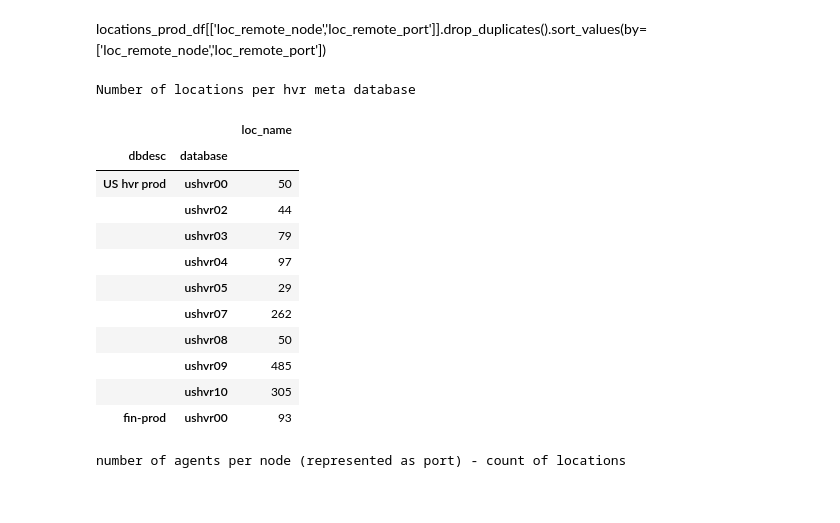
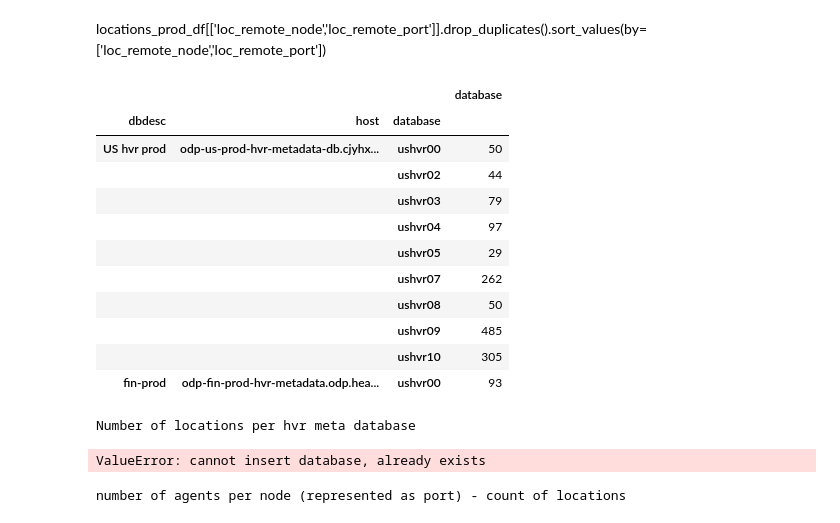
Before and after one commit to bartoszski/haskell, a Jupyter notebook: vitality/PY_LocationAnalysis.ipynb, the cells around one changed output. Cells and saved outputs as stored; diff of their text form; code cells hidden in the pictures.

```diff
--- a/vitality/PY_LocationAnalysis.ipynb
+++ b/vitality/PY_LocationAnalysis.ipynb
@@ -64,26 +64,30 @@ locations_prod_df = locations_df[locations_df['dbdesc'].isin(['US hvr prod','fin
 -- how many locations are using our agents
 # %% [markdown]
 locations_prod_df[['loc_remote_node','loc_remote_port']].drop_duplicates().sort_values(by=['loc_remote_node','loc_remote_port'])
+# %%
+locations_prod_df.groupby(['dbdesc','host','database'])[['database']].count() #.set_index(['dbdesc','database'])
+# %% [output]
+|  |  |  | database |
+| dbdesc | host | database |  |
+| US hvr prod | odp-us-prod-hvr-metadata-db.cjyhx... | ushvr00 | 50 |
+|  |  | ushvr02 | 44 |
+|  |  | ushvr03 | 79 |
+|  |  | ushvr04 | 97 |
+|  |  | ushvr05 | 29 |
+|  |  | ushvr07 | 262 |
+|  |  | ushvr08 | 50 |
+|  |  | ushvr09 | 485 |
+|  |  | ushvr10 | 305 |
+| fin-prod | odp-fin-prod-hvr-metadata.odp.hea... | ushvr00 | 93 |
 # %%
 print ('Number of locations per hvr meta database')
 
 style_df(
-locations_prod_df.groupby(['dbdesc', 'database'])['loc_name'].count().reset_index().set_index(['dbdesc','database'])
+locations_prod_df.groupby(['dbdesc','host','database'])['database'].count().reset_index().set_index(['dbdesc','database'])
 )
 # %% [output]
 Number of locations per hvr meta database
-|  |  | loc_name |
-| dbdesc | database |  |
-| US hvr prod | ushvr00 | 50 |
-|  | ushvr02 | 44 |
-|  | ushvr03 | 79 |
-|  | ushvr04 | 97 |
-|  | ushvr05 | 29 |
-|  | ushvr07 | 262 |
-|  | ushvr08 | 50 |
-|  | ushvr09 | 485 |
-|  | ushvr10 | 305 |
-| fin-prod | ushvr00 | 93 |
+ValueError: cannot insert database, already exists
 # %%
 print ('number of agents per node (represented as port) - count of locations')
 
```
Also changed, not shown: parts of 4 cells of this notebook, 5 other files.
